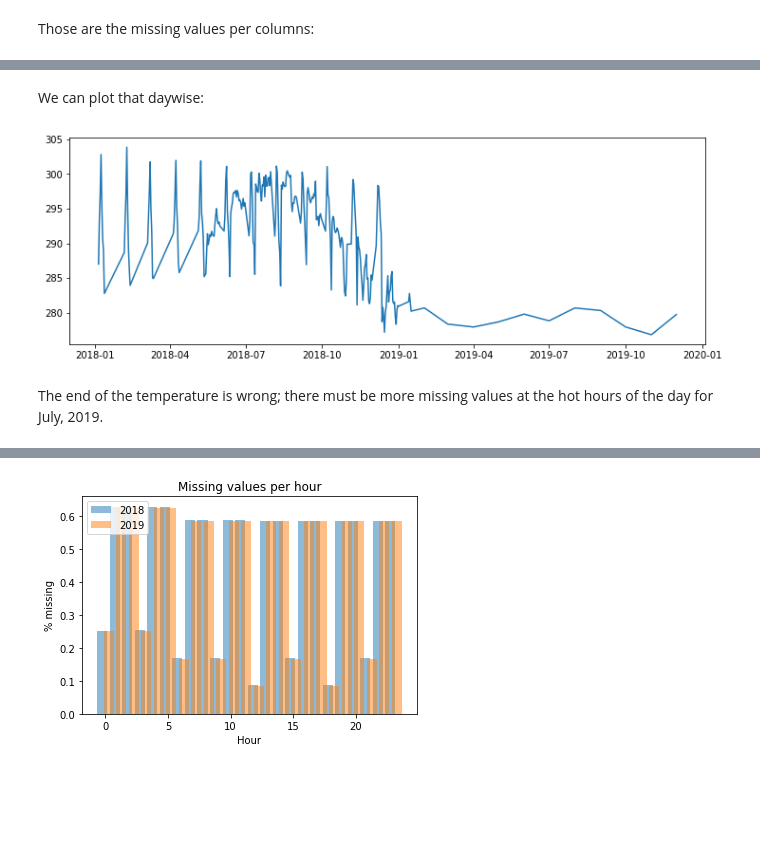
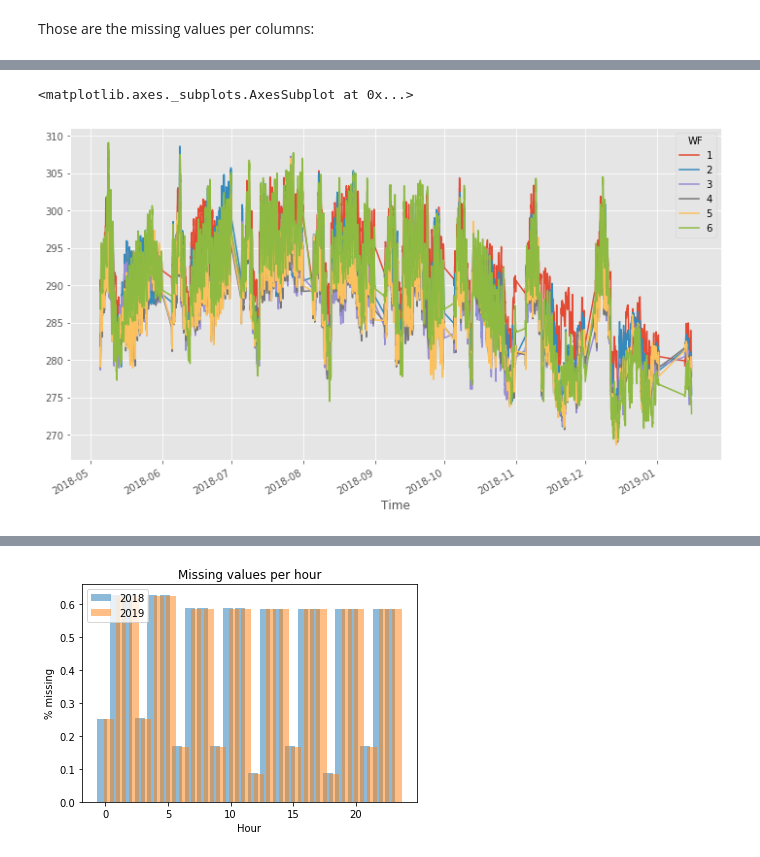
Before and after one commit to gaspardbb/astreos, a Jupyter notebook: exploring_the_data.ipynb, the cells around one changed output, grey strips where cells are left out. Saved outputs shown, nothing was run; the diff lists cells and outputs as text; code cells hidden in the pictures; blank space fills up the shorter version.

Commit message:
Same plot with different handling of multiiindex.

```diff
--- a/exploring_the_data.ipynb
+++ b/exploring_the_data.ipynb
@@ -7,3 +7,8 @@ import pandas as pd
 import numpy as np
 import matplotlib.pyplot as plt
 import seaborn as sns
+
+plt.style.use('ggplot')
+plt.rcParams['figure.figsize'] = [12.0, 7.0]
+# %%
+plt.rcParams.keys()
@@ -238,2 +217,0 @@ dtype: float64
-# %% [markdown]
-We can plot that daywise:
@@ -243,8 +218,9 @@ temp_df_day = temp_df_mean.groupby(temp_df_mean.index.date).mean()
-# %%
-plt.figure(figsize=(12, 4))
-sns.lineplot(data=temp_df_day)
-plt.show()
-# %% [output]
-[figure, removed]
-# %% [markdown]
-The end of the temperature is wrong; there must be more missing values at the hot hours of the day for July, 2019.
+# %%
+# First select the temperature variable
+# Group by Wind farms
+# Aggregate with the mean
+# Plot result
+df.xs('T', level='var', axis=1).groupby('WF', axis=1).mean().plot()
+# %% [output]
+<matplotlib.axes._subplots.AxesSubplot at 0x...>
+[figure, added]
```
Also changed, not shown: parts of 20 cells of this notebook, 1 other file.
